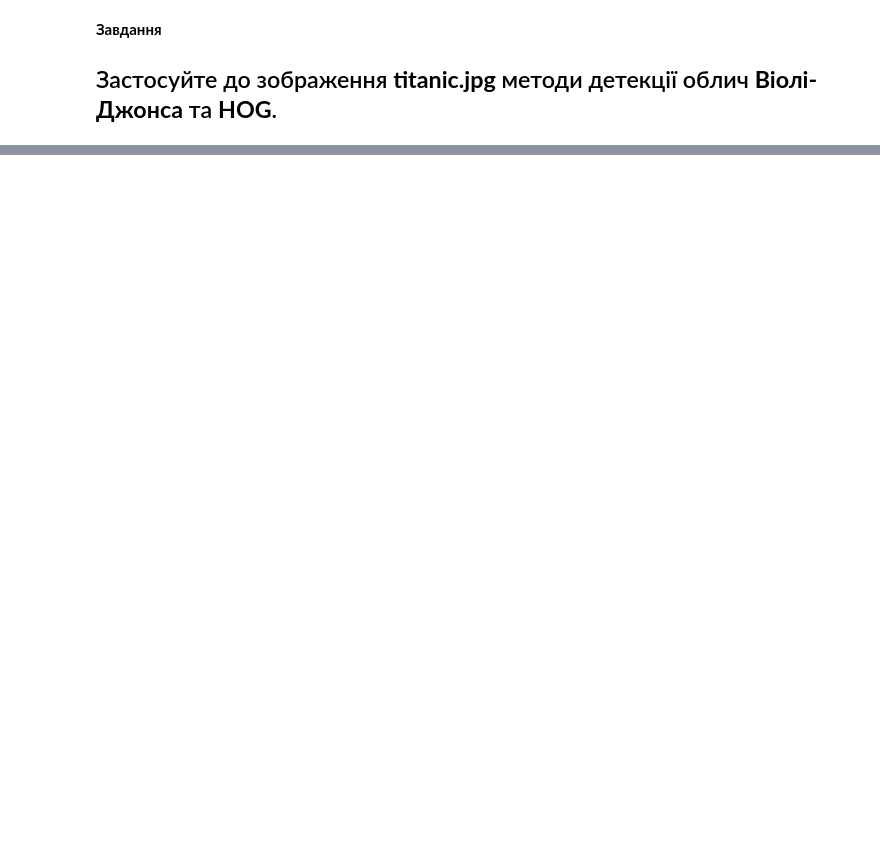
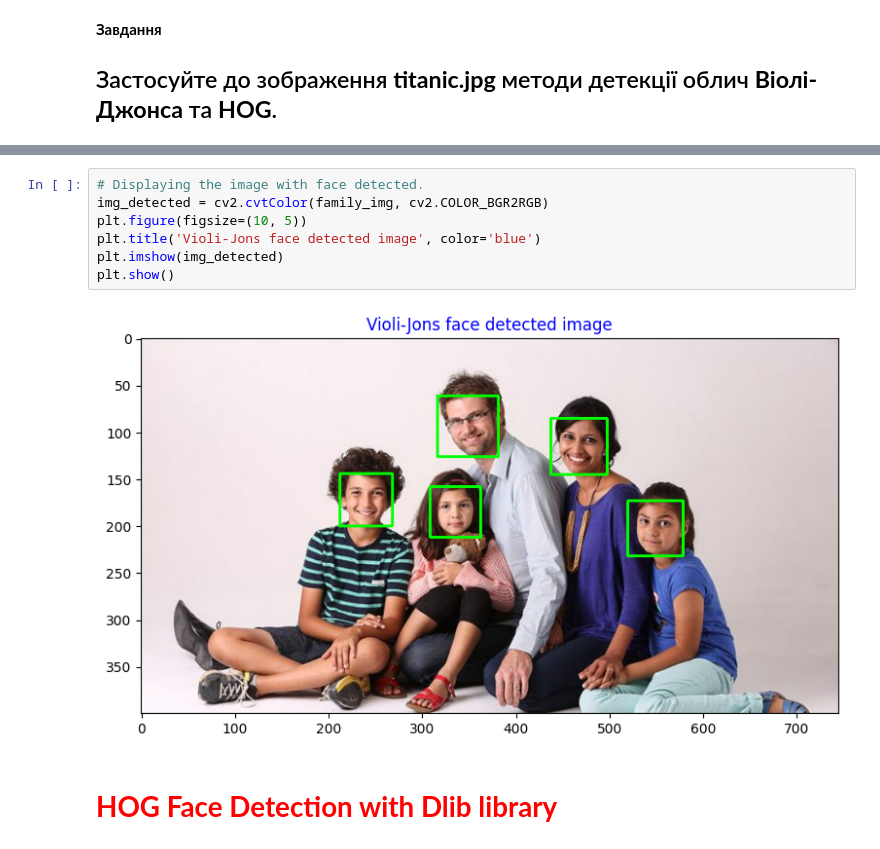
Before and after one commit to OleksiiHayvoronskyi/lesson_65, a Jupyter notebook: Lesson_65_Face_and_Object_Detection.ipynb, the cells around one changed output, grey strips where cells are left out. Saved outputs shown, nothing was run; the diff lists cells and outputs as text; blank space fills up the shorter version.

```diff
--- a/Lesson_65_Face_and_Object_Detection.ipynb
+++ b/Lesson_65_Face_and_Object_Detection.ipynb
@@ -14 +43,12 @@ import numpy as np
+# %%
+# Displaying the image with face detected.
+img_detected = cv2.cvtColor(family_img, cv2.COLOR_BGR2RGB)
+plt.figure(figsize=(10, 5))
+plt.title('Violi-Jons face detected image', color='blue')
+plt.imshow(img_detected)
+plt.show()
+# %% [output]
+[figure, added]
+# %% [markdown]
+# **<font color='red'>HOG Face Detection with Dlib library</font>**
 # %%
```
Also changed, not shown: parts of 20 cells of this notebook.
